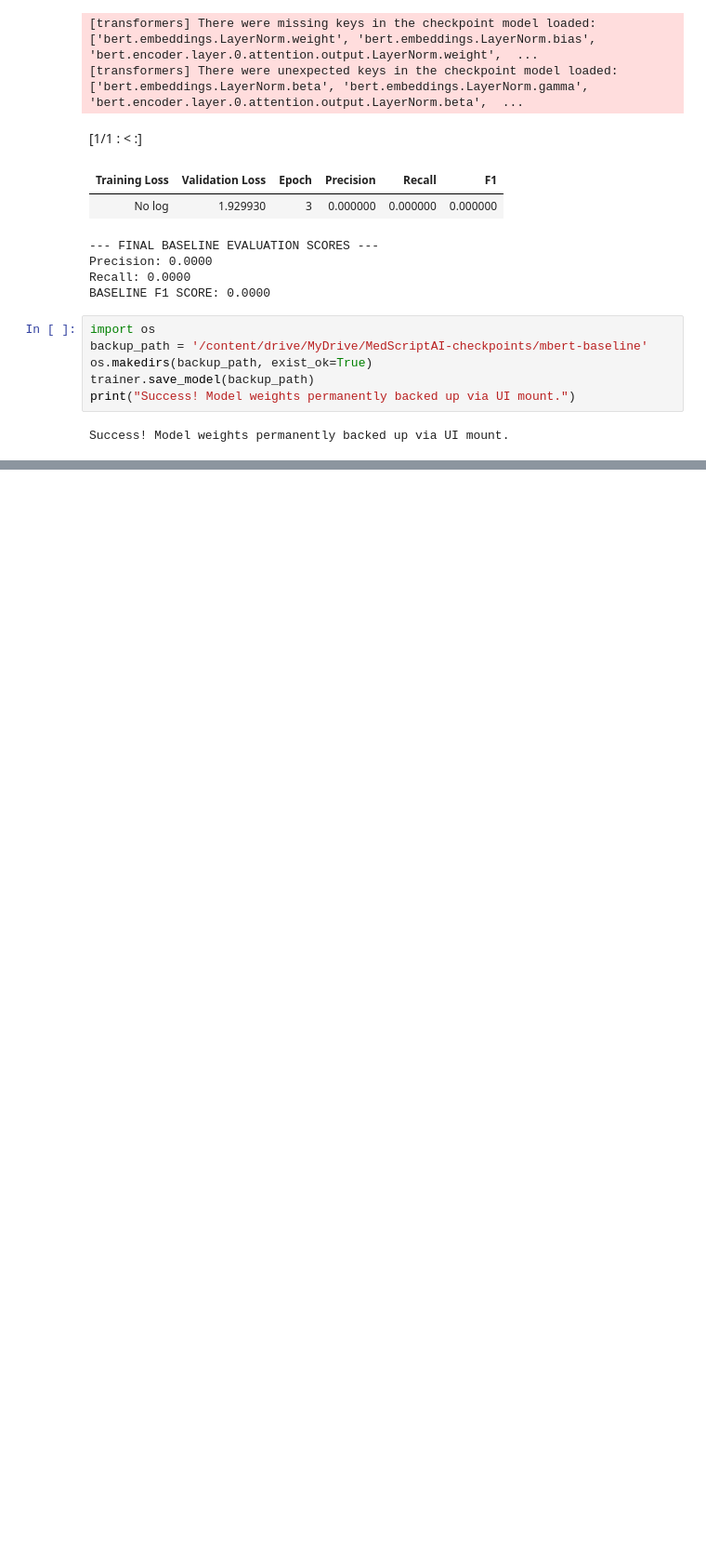
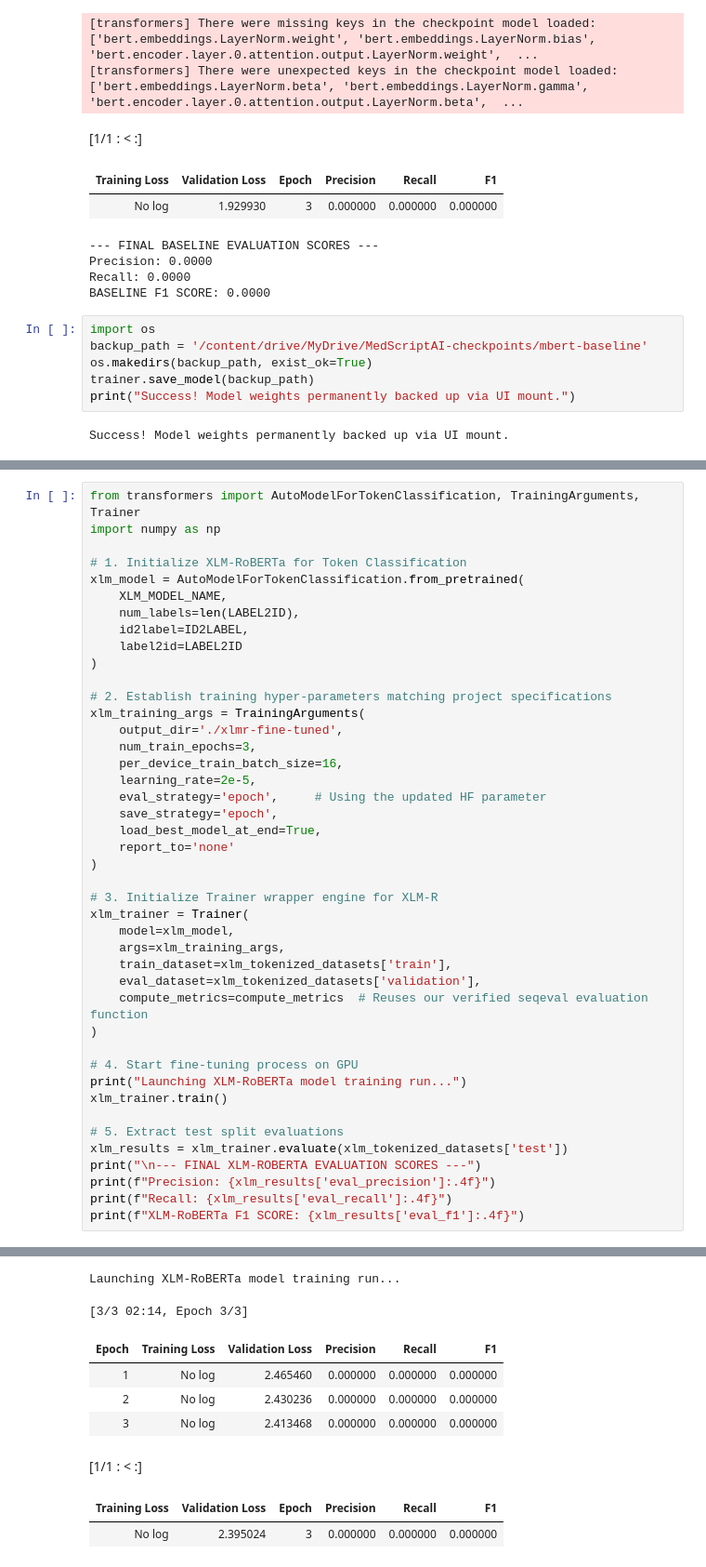
Before and after one commit to anberaziz5/medscript-ai, a Jupyter notebook: medscript_training.ipynb, the cells around one changed output, grey strips where cells are left out. Shown at 93% size. Cells and saved outputs as stored; diff of their text form; blank space fills up the shorter version.

Commit message:
Completed XLM-RoBERTa training run and generated model comparative metrics

```diff
--- a/medscript_training.ipynb
+++ b/medscript_training.ipynb
@@ -233,0 +268,44 @@ Success! Model weights permanently backed up via UI mount.
+# %%
+from transformers import AutoModelForTokenClassification, TrainingArguments, Trainer
+import numpy as np
+
+# 1. Initialize XLM-RoBERTa for Token Classification
+xlm_model = AutoModelForTokenClassification.from_pretrained(
+    XLM_MODEL_NAME,
+    num_labels=len(LABEL2ID),
+    id2label=ID2LABEL,
+    label2id=LABEL2ID
+)
+
+# 2. Establish training hyper-parameters matching project specifications
+xlm_training_args = TrainingArguments(
+    output_dir='./xlmr-fine-tuned',
+    num_train_epochs=3,
+    per_device_train_batch_size=16,
+    learning_rate=2e-5,
+    eval_strategy='epoch',     # Using the updated HF parameter
+    save_strategy='epoch',
+    load_best_model_at_end=True,
+    report_to='none'
+)
+
+# 3. Initialize Trainer wrapper engine for XLM-R
+xlm_trainer = Trainer(
+    model=xlm_model,
+    args=xlm_training_args,
+    train_dataset=xlm_tokenized_datasets['train'],
+    eval_dataset=xlm_tokenized_datasets['validation'],
+    compute_metrics=compute_metrics  # Reuses our verified seqeval evaluation function
+)
+
+# 4. Start fine-tuning process on GPU
+print("Launching XLM-RoBERTa model training run...")
+xlm_trainer.train()
+
+# 5. Extract test split evaluations
+xlm_results = xlm_trainer.evaluate(xlm_tokenized_datasets['test'])
+print("\n--- FINAL XLM-ROBERTA EVALUATION SCORES ---")
+print(f"Precision: {xlm_results['eval_precision']:.4f}")
+print(f"Recall: {xlm_results['eval_recall']:.4f}")
+print(f"XLM-RoBERTa F1 SCORE: {xlm_results['eval_f1']:.4f}")
+# %% [output]
@@ -233,0 +328,9 @@ Success! Model weights permanently backed up via UI mount.
+Launching XLM-RoBERTa model training run...
+[3/3 02:14, Epoch 3/3]
+| Epoch | Training Loss | Validation Loss | Precision | Recall | F1 |
+| 1 | No log | 2.465460 | 0.000000 | 0.000000 | 0.000000 |
+| 2 | No log | 2.430236 | 0.000000 | 0.000000 | 0.000000 |
+| 3 | No log | 2.413468 | 0.000000 | 0.000000 | 0.000000 |
+[1/1 : < :]
+| Training Loss | Validation Loss | Epoch | Precision | Recall | F1 |
+| No log | 2.395024 | 3 | 0.000000 | 0.000000 | 0.000000 |
```
Also changed, not shown: parts of 4 cells of this notebook.
